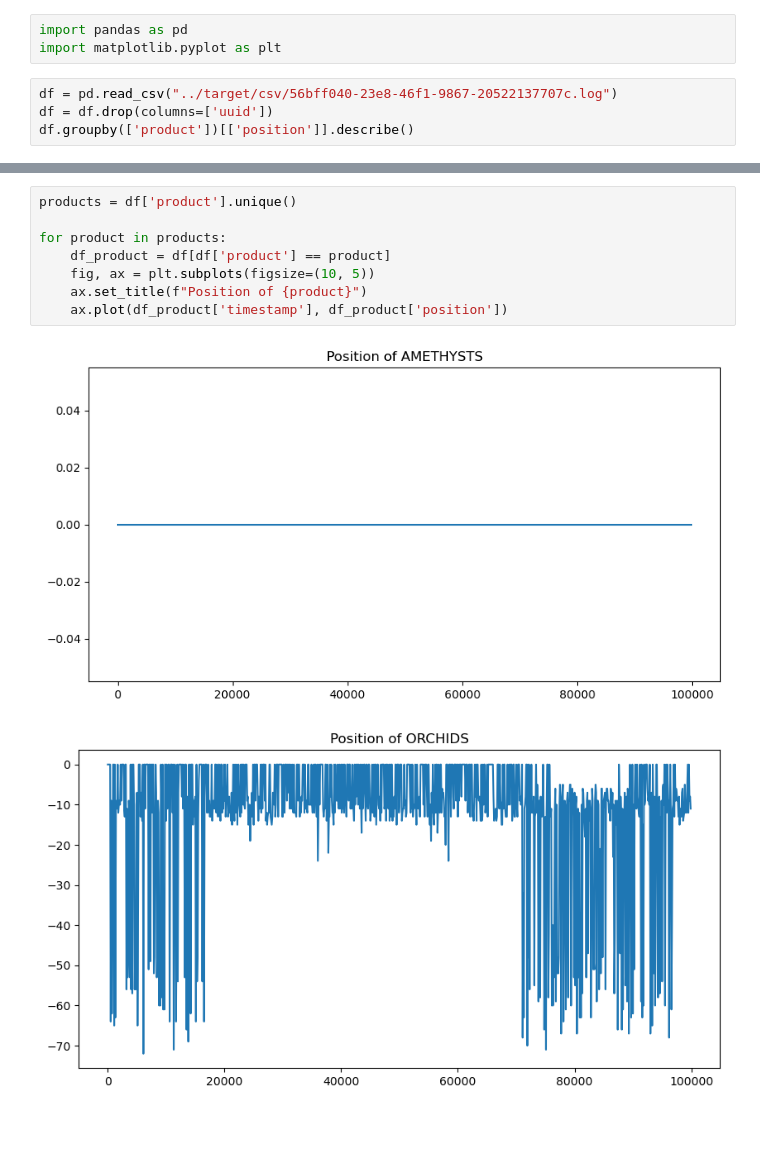
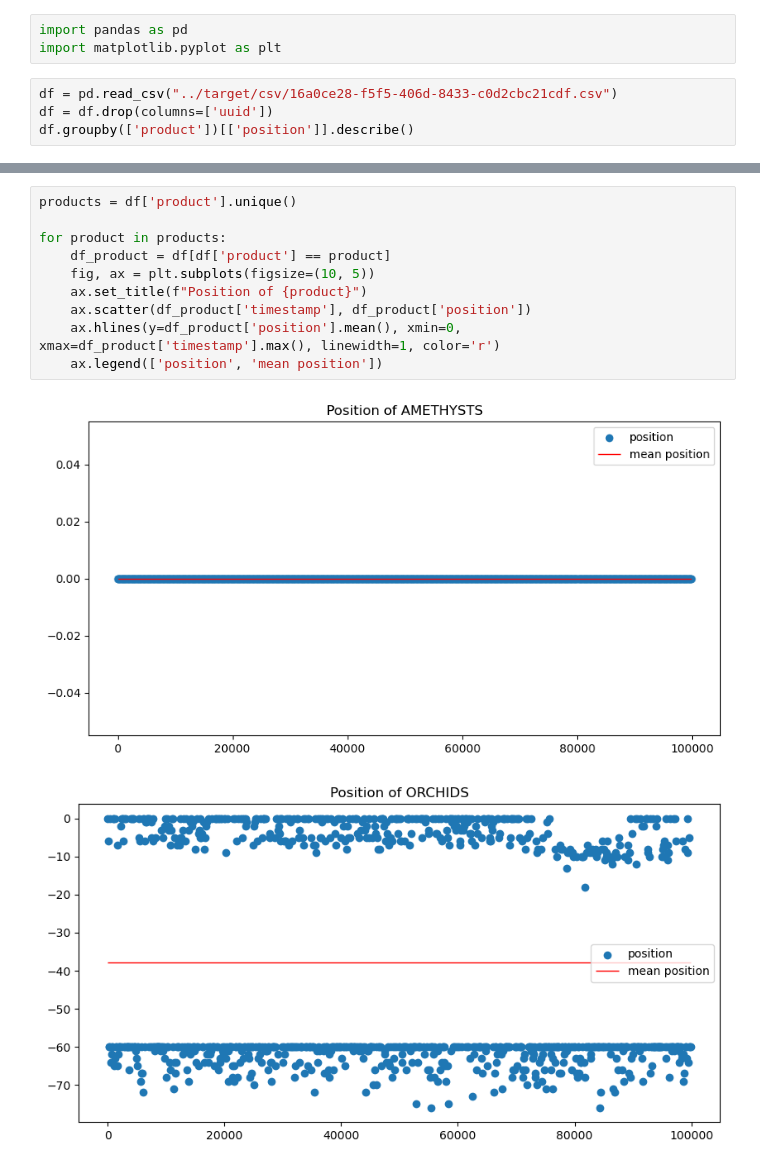
Before and after one commit to josephxiao8/prosperity2, a Jupyter notebook: notebooks/Position Visualizer.ipynb, the cells around one changed output, grey strips where cells are left out. Saved outputs shown, nothing was run; the diff lists cells and outputs as text; blank space fills up the shorter version.

```diff
--- a/notebooks/Position Visualizer.ipynb
+++ b/notebooks/Position Visualizer.ipynb
@@ -2,7 +2,7 @@
 import pandas as pd
 import matplotlib.pyplot as plt
 # %%
-df = pd.read_csv("../target/csv/56bff040-23e8-46f1-9867-20522137707c.log")
+df = pd.read_csv("../target/csv/16a0ce28-f5f5-406d-8433-c0d2cbc21cdf.csv")
 df = df.drop(columns=['uuid'])
 df.groupby(['product'])[['position']].describe()
 # %% [output]
@@ -15,11 +15,13 @@ df.groupby(['product'])[['position']].describe()
 # %%
 products = df['product'].unique()
 
 for product in products:
     df_product = df[df['product'] == product]
     fig, ax = plt.subplots(figsize=(10, 5))
     ax.set_title(f"Position of {product}")
-    ax.plot(df_product['timestamp'], df_product['position'])
+    ax.scatter(df_product['timestamp'], df_product['position'])
+    ax.hlines(y=df_product['position'].mean(), xmin=0, xmax=df_product['timestamp'].max(), linewidth=1, color='r')
+    ax.legend(['position', 'mean position'])
 # %% [output]
-[figure, old version]
+[figure, new version]
-[figure, old version]
+[figure, new version]
```
Also changed, not shown: parts of 2 cells of this notebook, 3 other files.
